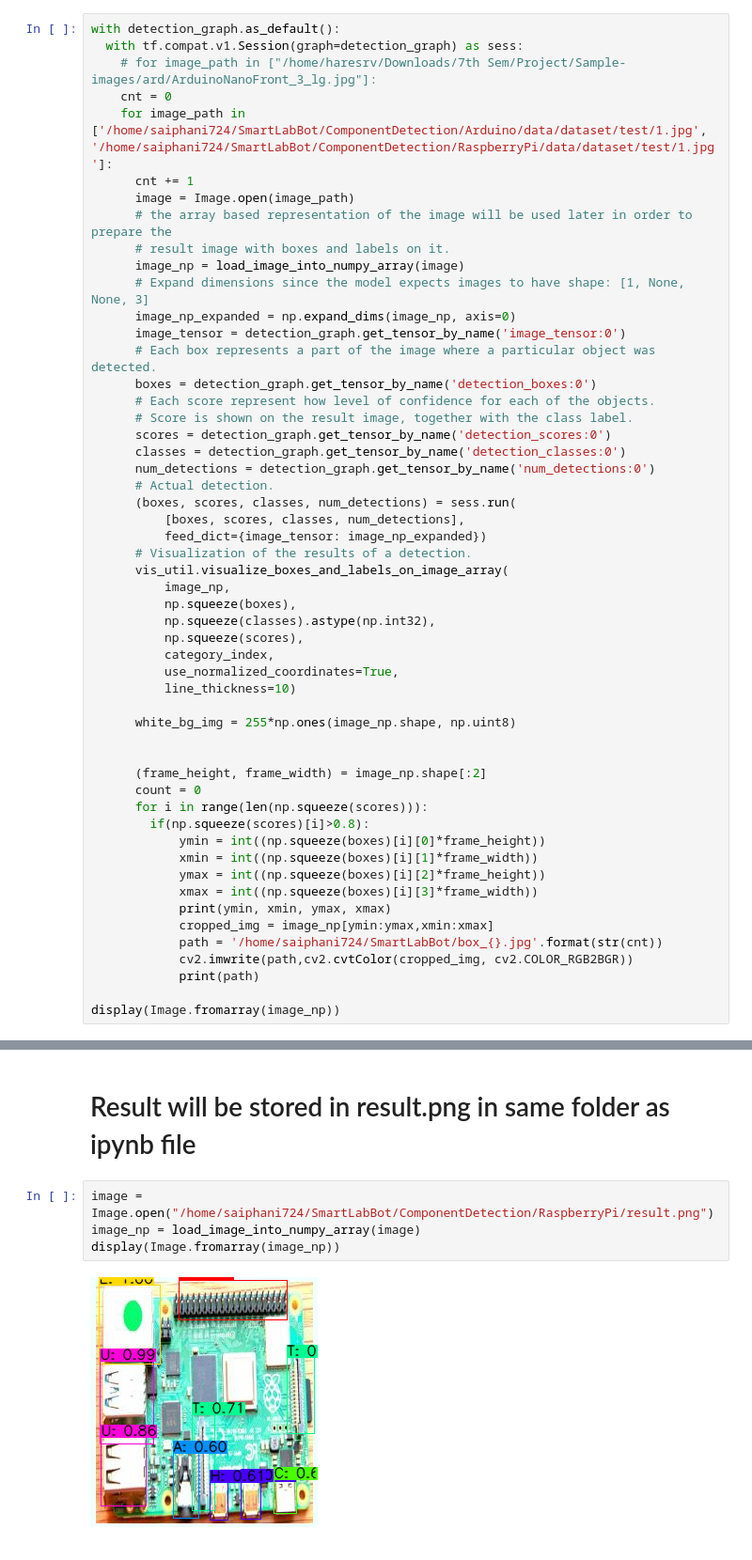
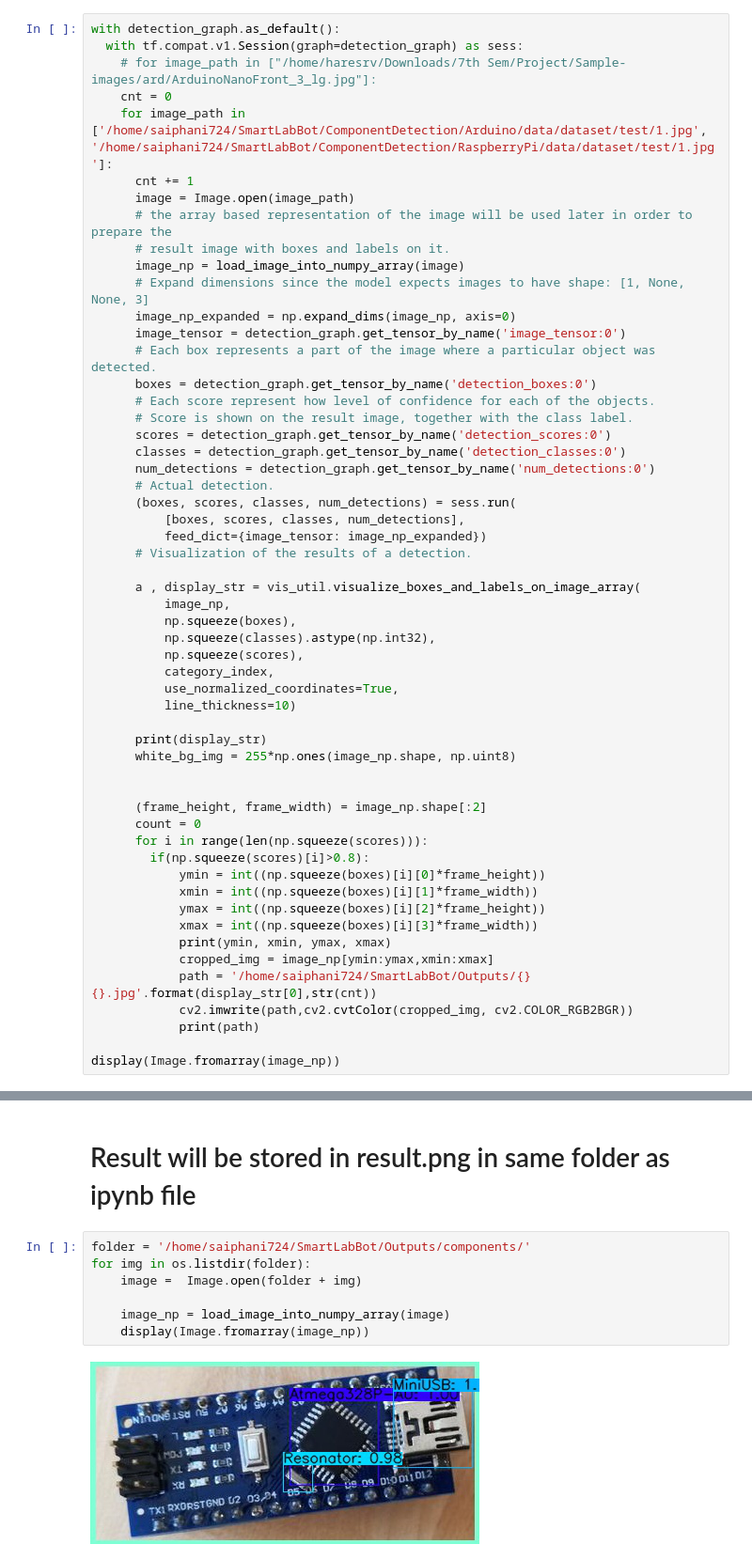
Before and after one commit to Saiphani724-zz/ObjectDetection-in-RaspberryPi, a Jupyter notebook: tfModels/research/object_detection/object_detection_camera.ipynb, the cells around one changed output, grey strips where cells are left out. Shown at 94% size. Cells and saved outputs as stored; diff of their text form.

```diff
--- a/tfModels/research/object_detection/object_detection_camera.ipynb
+++ b/tfModels/research/object_detection/object_detection_camera.ipynb
@@ -206,7 +208,8 @@ with detection_graph.as_default():
           [boxes, scores, classes, num_detections],
           feed_dict={image_tensor: image_np_expanded})
       # Visualization of the results of a detection.
-      vis_util.visualize_boxes_and_labels_on_image_array(
+
+      a , display_str = vis_util.visualize_boxes_and_labels_on_image_array(
           image_np,
           np.squeeze(boxes),
           np.squeeze(classes).astype(np.int32),
@@ -215,6 +218,7 @@ with detection_graph.as_default():
           use_normalized_coordinates=True,
           line_thickness=10)
 
+      print(display_str)
       white_bg_img = 255*np.ones(image_np.shape, np.uint8)
 
 
@@ -228,7 +232,7 @@ with detection_graph.as_default():
             xmax = int((np.squeeze(boxes)[i][3]*frame_width))
             print(ymin, xmin, ymax, xmax)
             cropped_img = image_np[ymin:ymax,xmin:xmax]
-            path = '/home/saiphani724/SmartLabBot/box_{}.jpg'.format(str(cnt))
+            path = '/home/saiphani724/SmartLabBot/Outputs/{}{}.jpg'.format(display_str[0],str(cnt))
             cv2.imwrite(path,cv2.cvtColor(cropped_img, cv2.COLOR_RGB2BGR))
             print(path)
 
@@ -278,8 +269,11 @@ To enable them in other operations, rebuild TensorFlow with the appropriate comp
 # %% [markdown]
 # Result will be stored in result.png in same folder as ipynb file
 # %%
-image = Image.open("/home/saiphani724/SmartLabBot/ComponentDetection/RaspberryPi/result.png")
-image_np = load_image_into_numpy_array(image)
-display(Image.fromarray(image_np))
+folder = '/home/saiphani724/SmartLabBot/Outputs/components/'
+for img in os.listdir(folder):
+    image =  Image.open(folder + img)
+
+    image_np = load_image_into_numpy_array(image)
+    display(Image.fromarray(image_np))
 # %% [output]
-[figure, old version]
+[figure, new version]
```
Also changed, not shown: parts of 9 cells of this notebook, 9 other files.
